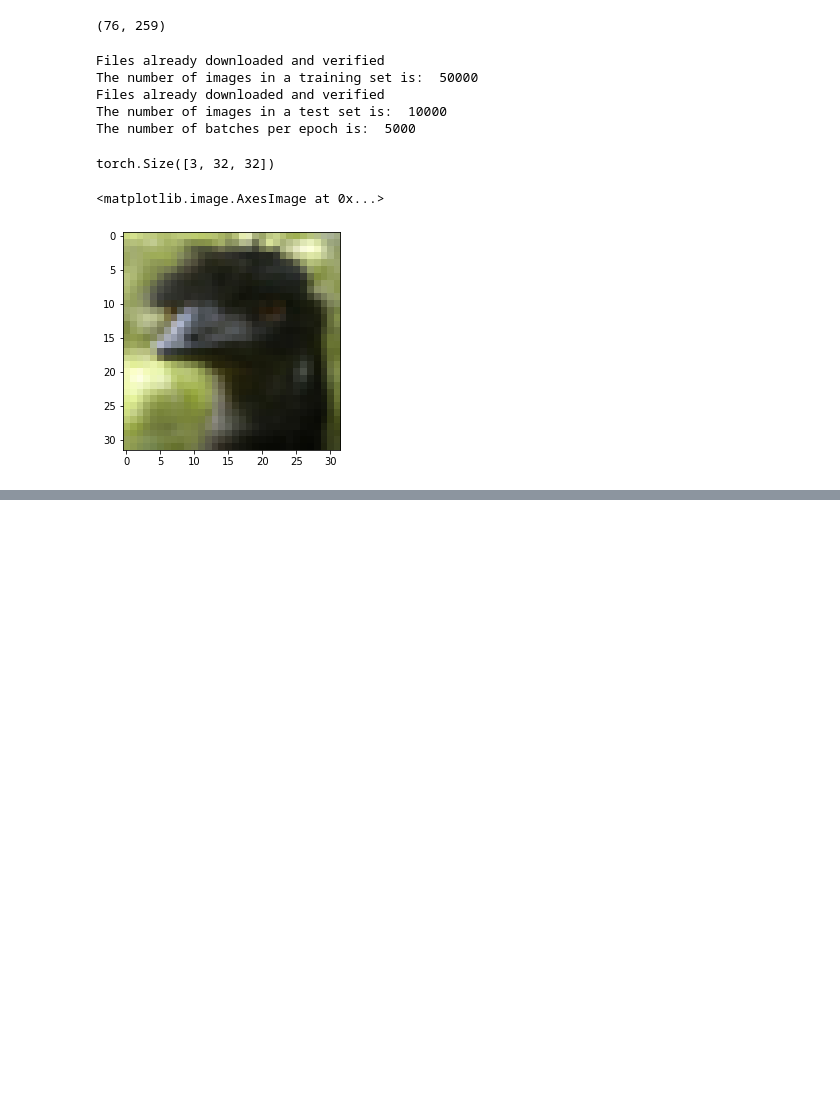
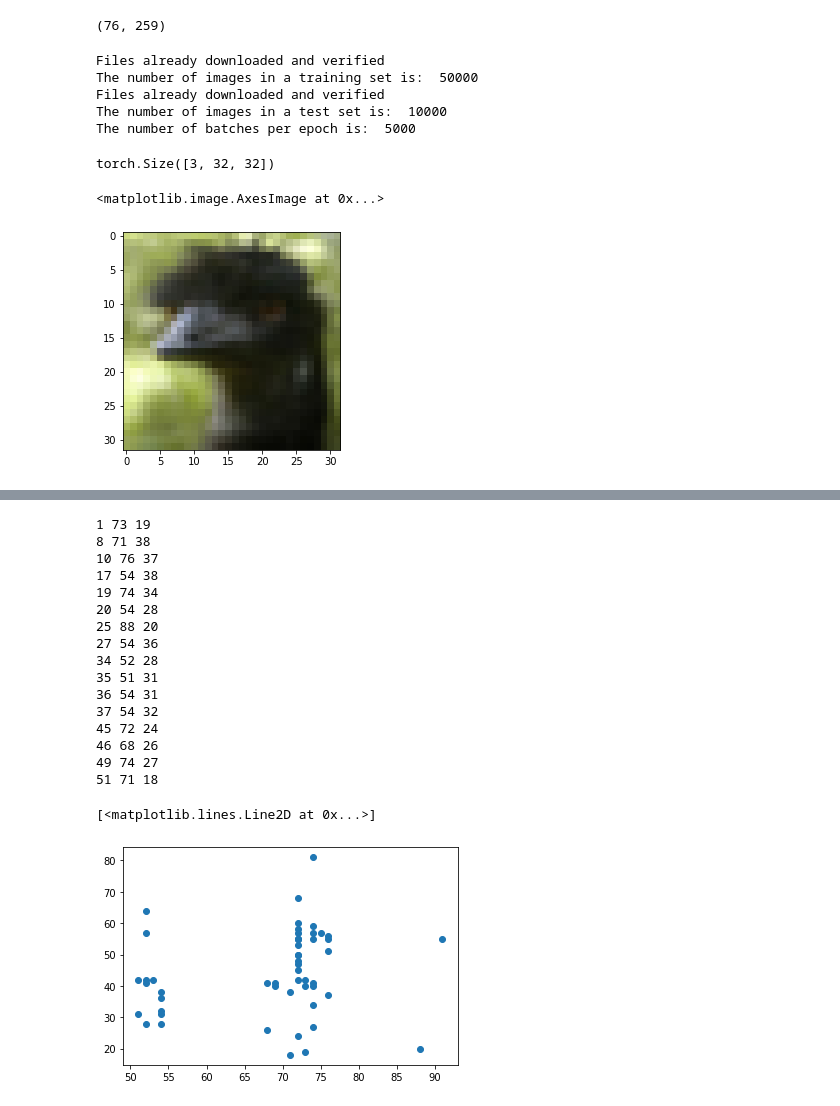
Before and after one commit to ltrujello/RTeXEngineering, a Jupyter notebook: word_extraction.ipynb, the cells around one changed output, grey strips where cells are left out. Saved outputs shown, nothing was run; the diff lists cells and outputs as text; code cells hidden in the pictures; blank space fills up the shorter version.

```diff
--- a/word_extraction.ipynb
+++ b/word_extraction.ipynb
@@ -308,0 +338,35 @@ ValueError: high <= 0
+# %%
+x_data = []
+y_data = []
+
+for i in range(len(letter_dataset)):
+    img = letter_dataset[i]["image"]
+    x = img.shape[0]
+    y = img.shape[1]
+
+    x_data.append(x)
+    y_data.append(y)
+
+    if x < 40 or y < 40:
+        print(i, x, y)n
+
+plt.plot(x_data, y_data, 'o')
+# %% [output]
+1 73 19
+8 71 38
+10 76 37
+17 54 38
+19 74 34
+20 54 28
+25 88 20
+27 54 36
+34 52 28
+35 51 31
+36 54 31
+37 54 32
+45 72 24
+46 68 26
+49 74 27
+51 71 18
+[<matplotlib.lines.Line2D at 0x...>]
+[figure, added]
```
Also changed, not shown: parts of 32 cells of this notebook, 58 other files.
